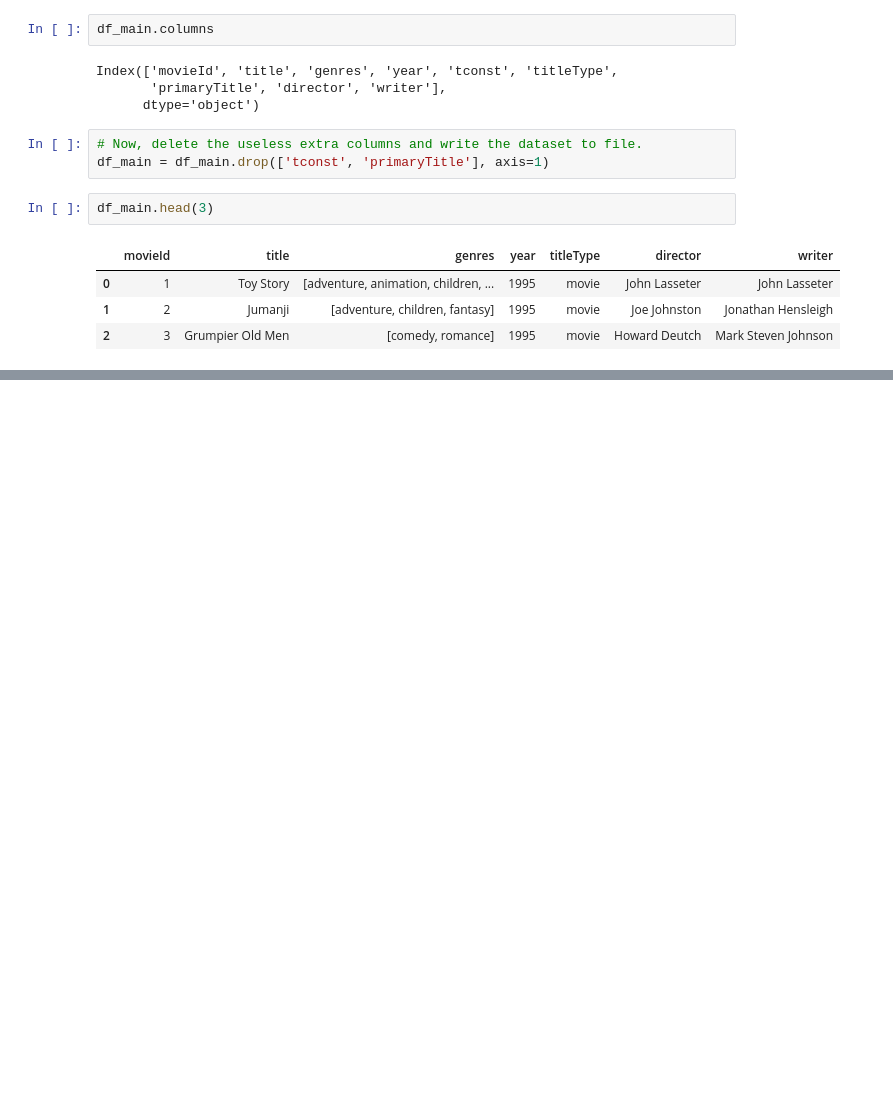
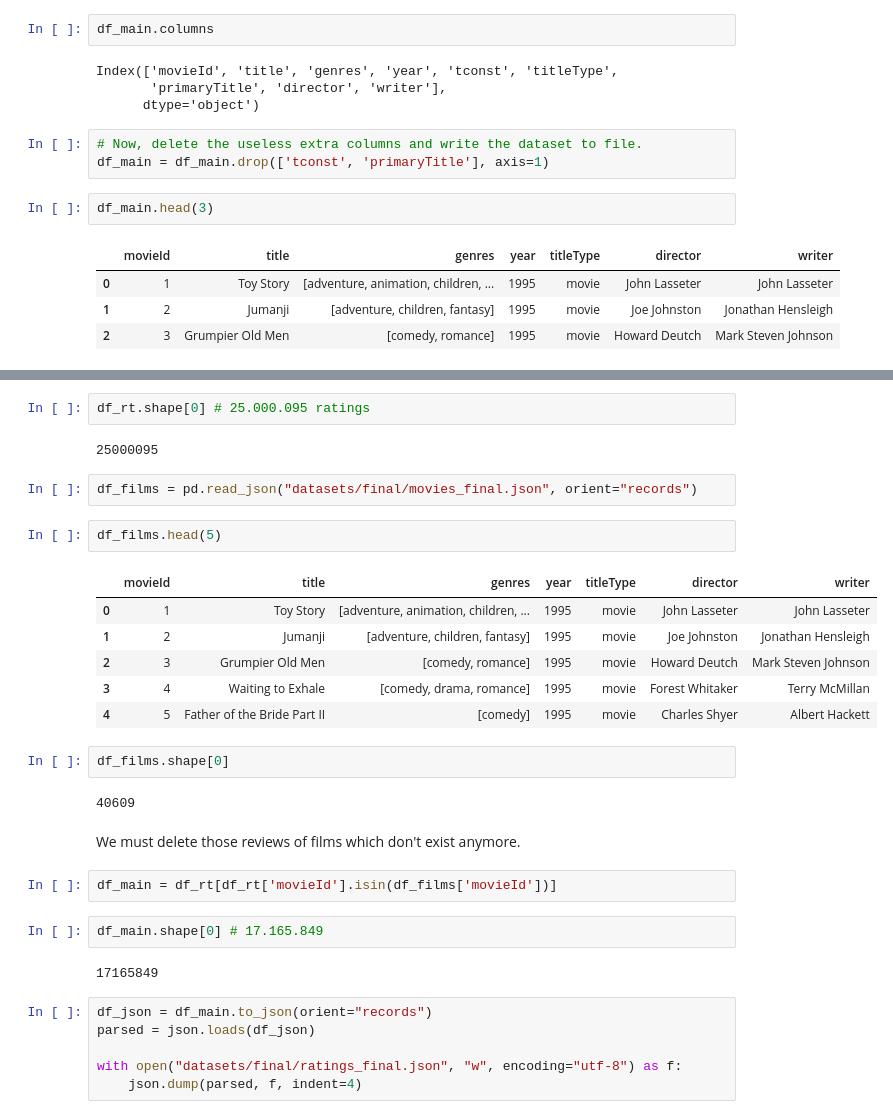
Before and after one commit to imarcosenciso/movie-suggester, a Jupyter notebook: Data/data_preprocessing.ipynb, the cells around one changed output, grey strips where cells are left out. Cells and saved outputs as stored; diff of their text form; blank space fills up the shorter version.

Commit message:
coherencia de ratings + datasets reducidos

```diff
--- a/Data/data_preprocessing.ipynb
+++ b/Data/data_preprocessing.ipynb
@@ -273,0 +300,33 @@ with open("datasets/movies_final.json", "w", encoding="utf-8") as f:
+# %%
+df_rt.shape[0] # 25.000.095 ratings
+# %% [output]
+25000095
+# %%
+df_films = pd.read_json("datasets/final/movies_final.json", orient="records")
+# %%
+df_films.head(5)
+# %% [output]
+|  | movieId | title | genres | year | titleType | director | writer |
+| 0 | 1 | Toy Story | [adventure, animation, children, ... | 1995 | movie | John Lasseter | John Lasseter |
+| 1 | 2 | Jumanji | [adventure, children, fantasy] | 1995 | movie | Joe Johnston | Jonathan Hensleigh |
+| 2 | 3 | Grumpier Old Men | [comedy, romance] | 1995 | movie | Howard Deutch | Mark Steven Johnson |
+| 3 | 4 | Waiting to Exhale | [comedy, drama, romance] | 1995 | movie | Forest Whitaker | Terry McMillan |
+| 4 | 5 | Father of the Bride Part II | [comedy] | 1995 | movie | Charles Shyer | Albert Hackett |
+# %%
+df_films.shape[0]
+# %% [output]
+40609
+# %% [markdown]
+We must delete those reviews of films which don't exist anymore.
+# %%
+df_main = df_rt[df_rt['movieId'].isin(df_films['movieId'])]
+# %%
+df_main.shape[0] # 17.165.849
+# %% [output]
+17165849
+# %%
+df_json = df_main.to_json(orient="records")
+parsed = json.loads(df_json)
+
+with open("datasets/final/ratings_final.json", "w", encoding="utf-8") as f:
+    json.dump(parsed, f, indent=4)
```
Also changed, not shown: parts of 27 cells of this notebook.
